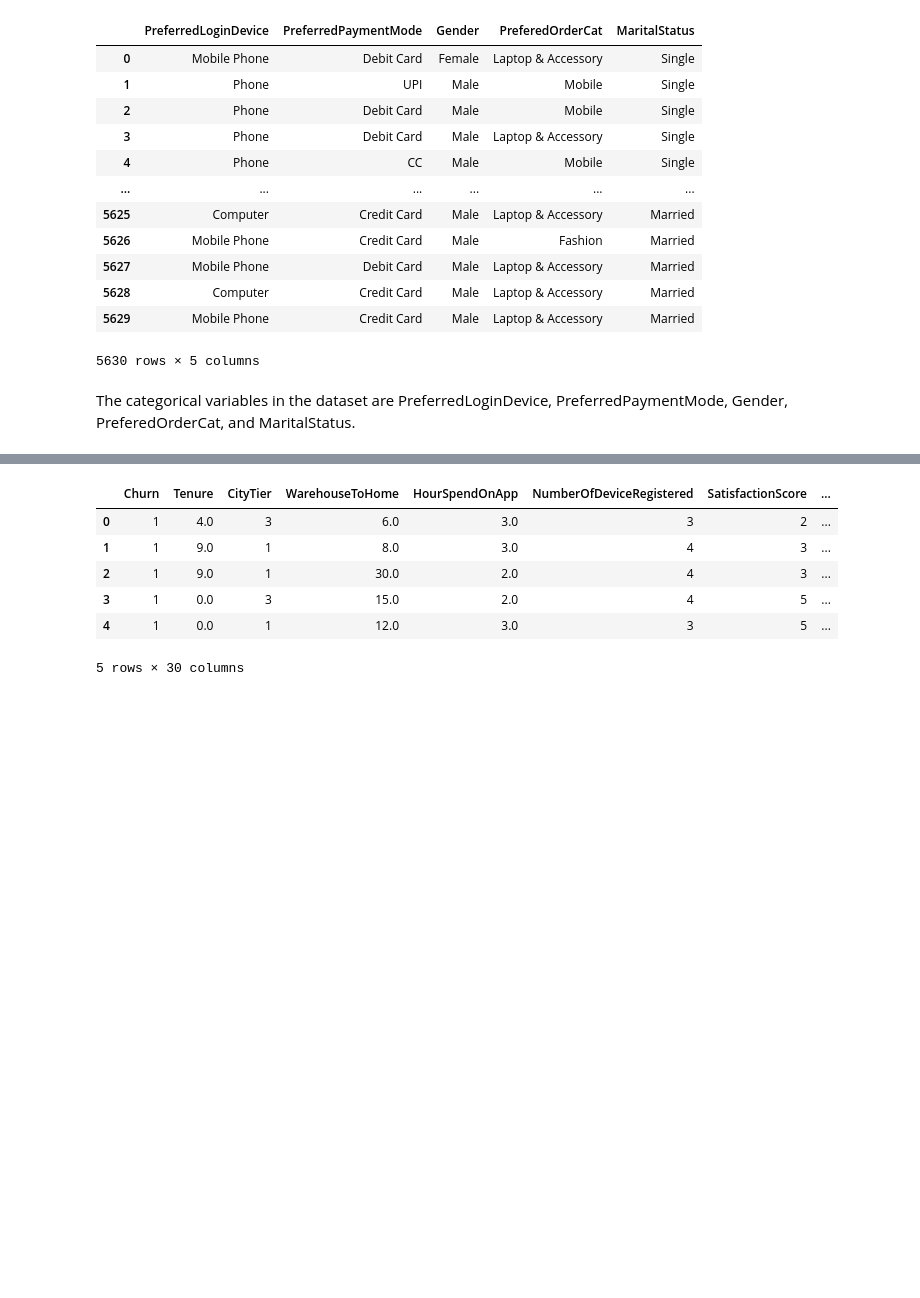
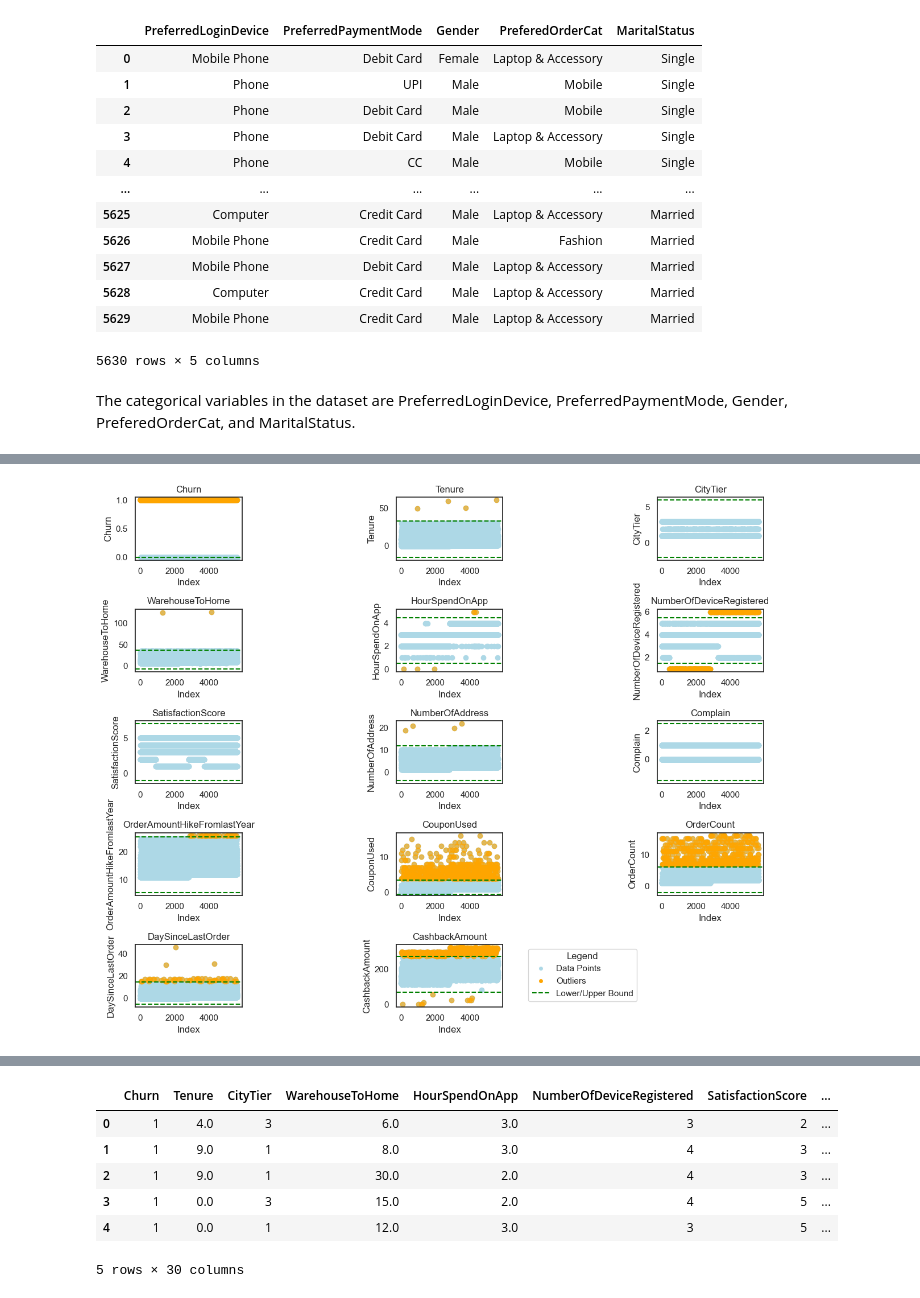
Before and after one commit to aktrikx/mp_cp_ak, a Jupyter notebook: churn_prediction.ipynb, the cells around one changed output, grey strips where cells are left out. Drawn from its saved outputs; the diff is of its cells as text; code cells hidden in the pictures; blank space fills up the shorter version.

```diff
--- a/churn_prediction.ipynb
+++ b/churn_prediction.ipynb
@@ -315,0 +332,56 @@ The categorical variables in the dataset are PreferredLoginDevice, PreferredPaym
+# %%
+# Specify the numerical columns in your DataFrame
+numerical_columns = df.select_dtypes(include=['float64', 'int64']).columns.tolist()
+
+# Calculate IQR and outlier bounds
+outlier_bounds = {}
+
+for column in numerical_columns:
+    Q1 = df[column].quantile(0.25)
+    Q3 = df[column].quantile(0.75)
+    IQR = Q3 - Q1
+    lower_bound = Q1 - 1.5 * IQR
+    upper_bound = Q3 + 1.5 * IQR
+    outlier_bounds[column] = (lower_bound, upper_bound)
+
+# Define the number of columns for the subplots grid
+num_cols = 3  # Adjust the number of columns as needed
+num_rows = (len(numerical_columns) + num_cols - 1) // num_cols  # Calculate rows required
+
+# Create the subplots
+fig, axes = plt.subplots(num_rows, num_cols, figsize=(12, 10))
+axes = axes.flatten()  # Flatten the array of axes for easy iteration
+
+# Create scatter plots to visualize outliers for each numerical column
+for i, column in enumerate(numerical_columns):
+    lower_bound, upper_bound = outlier_bounds[column]
+    axes[i].scatter(df.index, df[column], color='lightblue', label='Data Points')
+
+    # Highlight outliers
+    outliers = df[(df[column] < lower_bound) | (df[column] > upper_bound)]
+    axes[i].scatter(outliers.index, outliers[column], color='orange', label='Outliers', alpha=0.6)
+
+    axes[i].axhline(lower_bound, color='green', linestyle='--', label='Lower Bound')
+    axes[i].axhline(upper_bound, color='green', linestyle='--', label='Upper Bound')
+
+    axes[i].set_title(column)
+    axes[i].set_ylabel(column)
+    # axes[i].set_xlabel('Index')
+
+# Remove any unused subplots
+for j in range(i + 1, len(axes)):
+    fig.delaxes(axes[j])
+
+# Add a single legend for the entire figure
+handles = [
+    plt.Line2D([0], [0], marker='o', color='w', markerfacecolor='lightblue', label='Data Points'),
+    plt.Line2D([0], [0], marker='o', color='w', markerfacecolor='orange', label='Outliers'),
+    plt.Line2D([0], [0], color='green', linestyle='--', label='Lower/Upper Bound')
+]
+plt.legend(handles=handles, title='Legend', loc='upper left', bbox_to_anchor=(1.2, 1))
+
+# Adjust layout for better visibility
+plt.tight_layout()
+plt.show()
+# %% [output]
+[figure, added]
```
Also changed, not shown: parts of 26 cells of this notebook, 1 other file.
